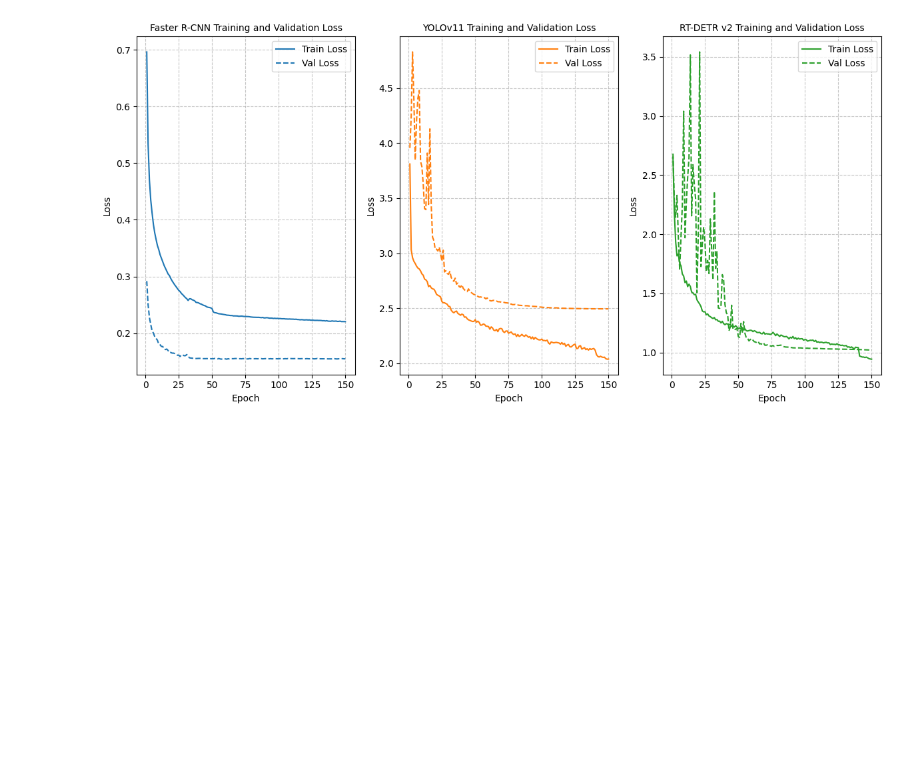
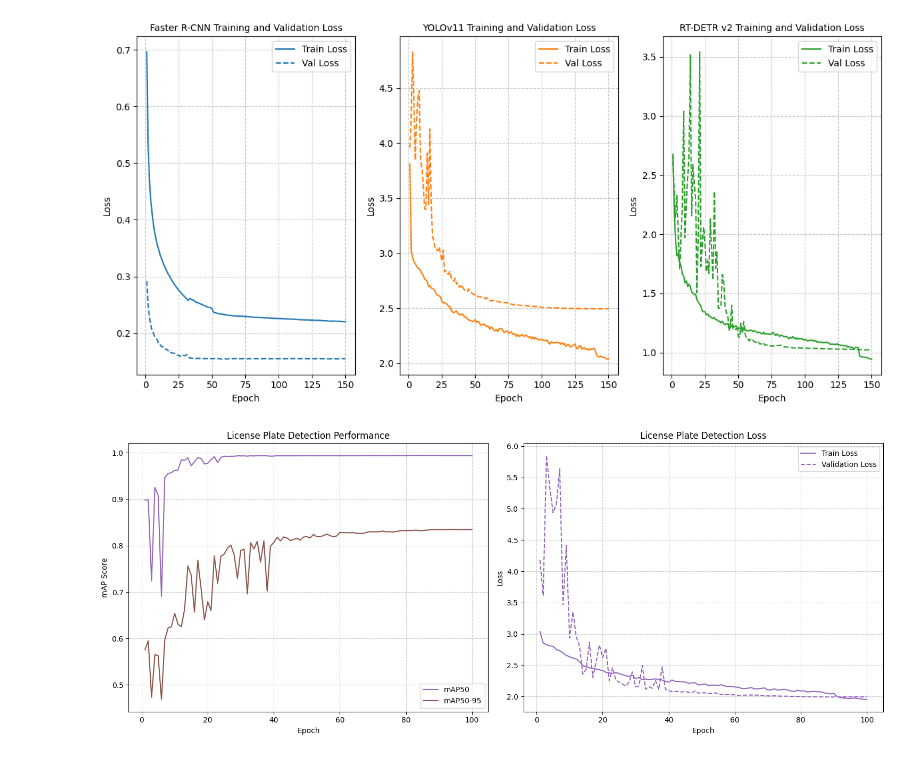
Before and after one commit to nosound3103/TraffWise-core, a Jupyter notebook: notebooks/plot.ipynb, the cells around one changed output. Saved outputs shown, nothing was run; the diff lists cells and outputs as text; code cells hidden in the pictures; blank space fills up the shorter version.

```diff
--- a/notebooks/plot.ipynb
+++ b/notebooks/plot.ipynb
@@ -118,3 +118,33 @@ plt.tight_layout()
 plt.show()
 # %% [output]
 [figure]
+# %%
+lp_detection = pd.read_csv('lp_detection_results.csv')
+
+train_loss_lp = lp_detection['train/box_loss'] + lp_detection['train/cls_loss'] + lp_detection['train/dfl_loss']
+val_loss_lp = lp_detection['val/box_loss'] + lp_detection['val/cls_loss'] + lp_detection['val/dfl_loss']
+
+plt.figure(figsize=(15, 6))
+
+plt.subplot(1, 2, 1)
+plt.plot(lp_detection['epoch'], lp_detection['metrics/mAP50(B)'], label='mAP50', color='#9467bd')
+plt.plot(lp_detection['epoch'], lp_detection['metrics/mAP50-95(B)'], label='mAP50-95', color='#8c564b')
+plt.xlabel('Epoch')
+plt.ylabel('mAP Score')
+plt.title('License Plate Detection Performance')
+plt.legend()
+plt.grid(True, linestyle='--', alpha=0.7)
+
+plt.subplot(1, 2, 2)
+plt.plot(lp_detection['epoch'], train_loss_lp, label='Train Loss', color='#9467bd')
+plt.plot(lp_detection['epoch'], val_loss_lp, label='Validation Loss', color='#9467bd', linestyle='--')
+plt.xlabel('Epoch')
+plt.ylabel('Loss')
+plt.title('License Plate Detection Loss')
+plt.legend()
+plt.grid(True, linestyle='--', alpha=0.7)
+
+plt.tight_layout()
+plt.show()
+# %% [output]
+[figure, added]
```
Also changed, not shown: 6 other files.
